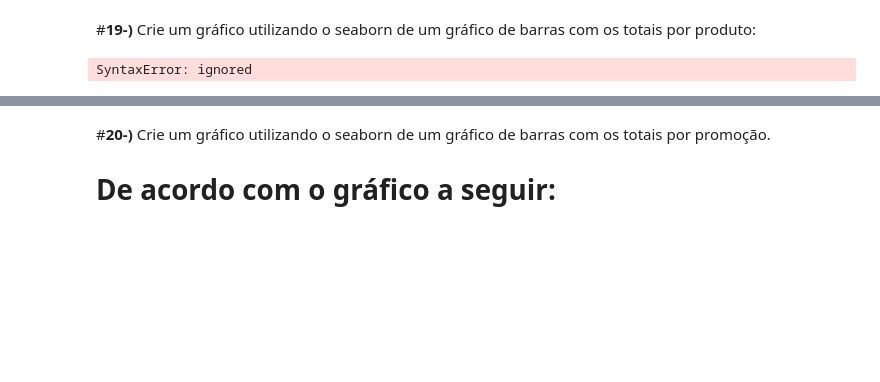
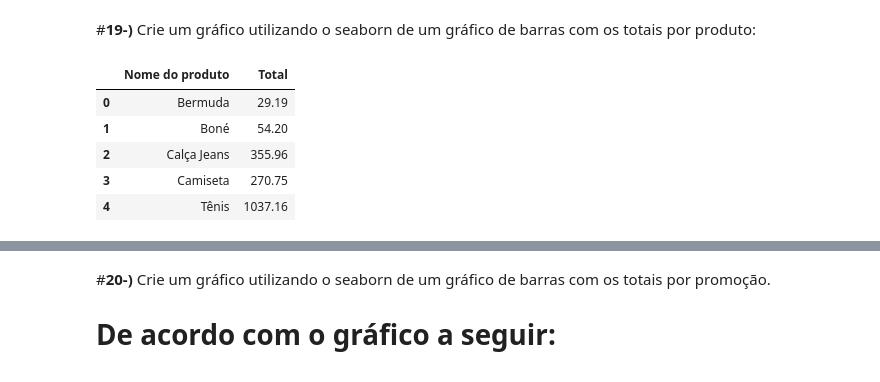
Before and after one commit to Goroncy/Atividade_Revis-o_Python, a Jupyter notebook: Atividade_Revisão_Python.ipynb, the cells around one changed output, grey strips where cells are left out. Drawn from its saved outputs; the diff is of its cells as text; code cells hidden in the pictures; blank space fills up the shorter version.

```diff
--- a/Atividade_Revisão_Python.ipynb
+++ b/Atividade_Revisão_Python.ipynb
@@ -473,6 +459,14 @@ df
 # %%
 #Resposta:
 
 import seaborn as sns
+Agrupamento_Produto = df.groupby("Nome do produto")["Total"].sum().reset_index(drop=False)
+
+Agrupamento_Produto
 # %% [output]
-SyntaxError: ignored
+|  | Nome do produto | Total |
+| 0 | Bermuda | 29.19 |
+| 1 | Boné | 54.20 |
+| 2 | Calça Jeans | 355.96 |
+| 3 | Camiseta | 270.75 |
+| 4 | Tênis | 1037.16 |
```
Also changed, not shown: parts of 18 cells of this notebook.
